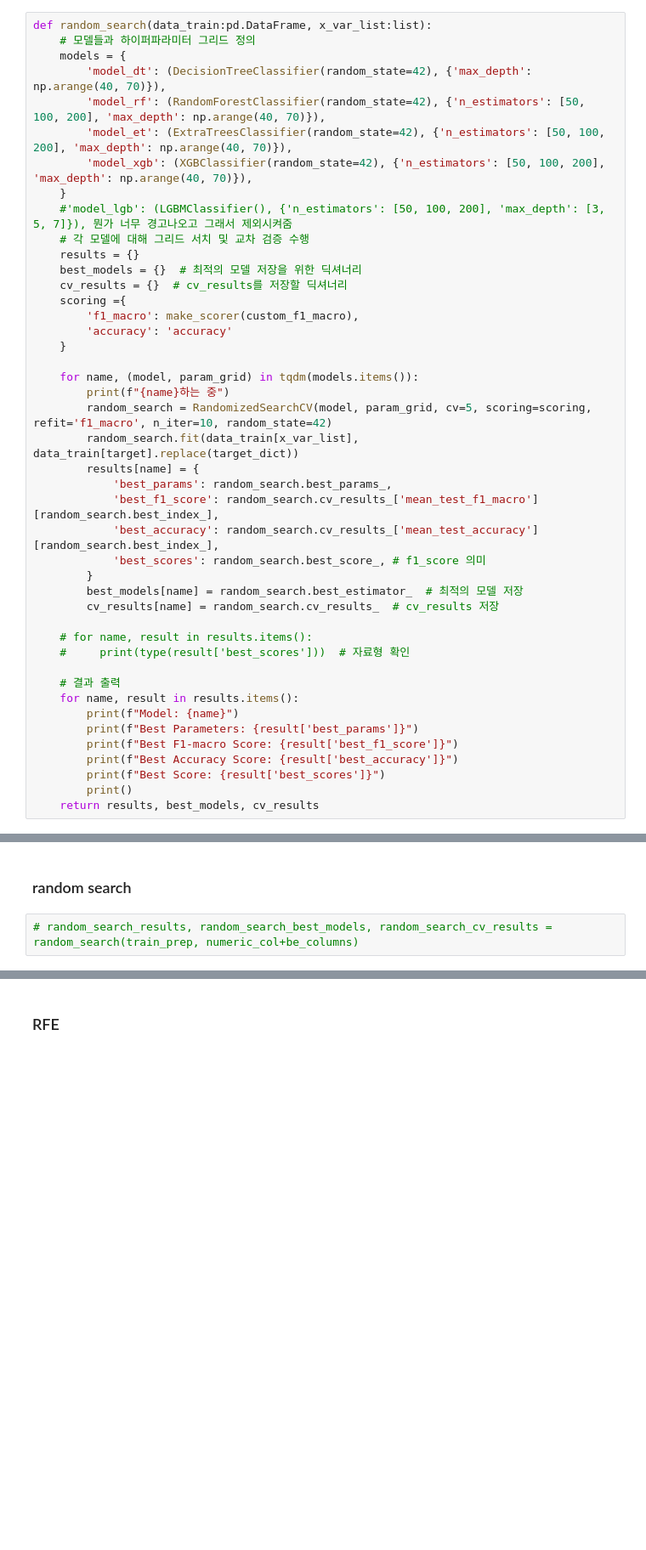
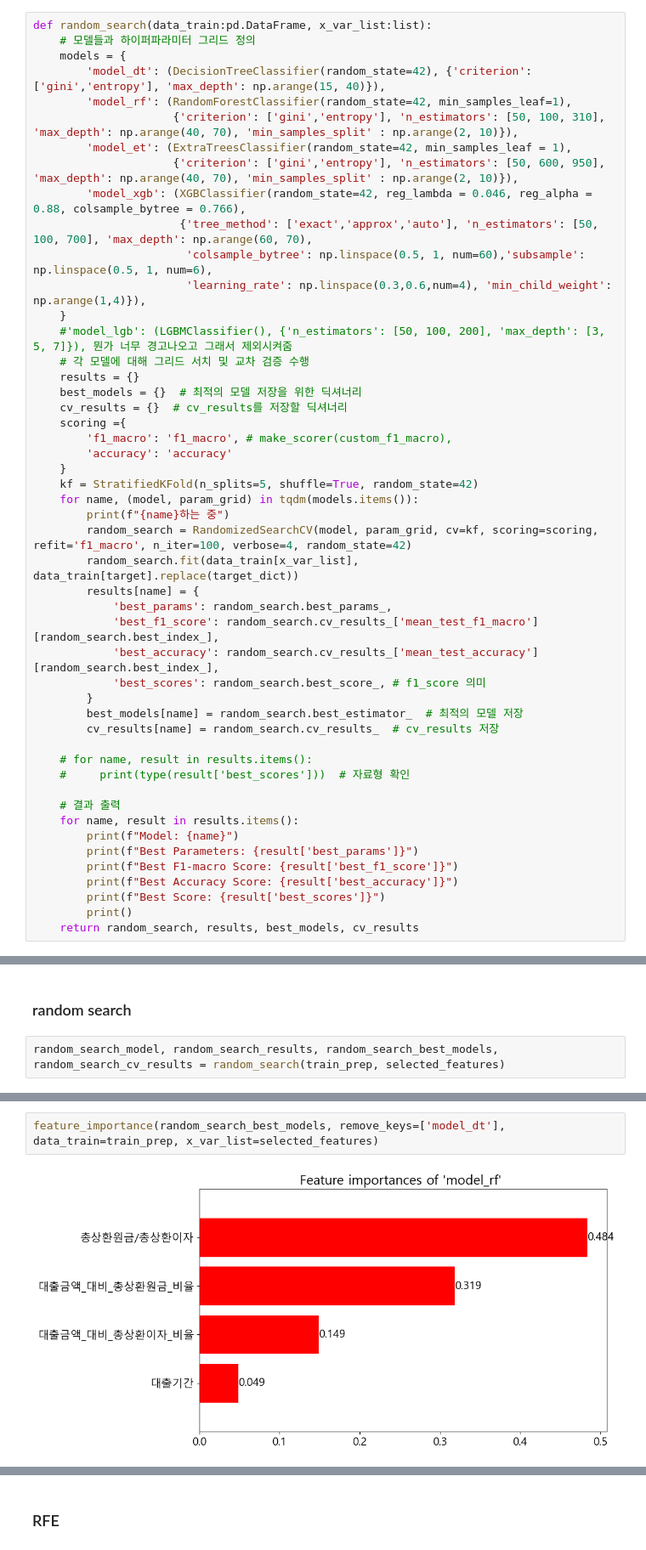
Before and after one commit to kyeob1107/What-s-your-EDA, a Jupyter notebook: 완전학습실행용 third project.ipynb, the cells around one changed output, grey strips where cells are left out. Shown at 85% size. Drawn from its saved outputs; the diff is of its cells as text; blank space fills up the shorter version.

```diff
--- a/완전학습실행용 third project.ipynb
+++ b/완전학습실행용 third project.ipynb
@@ -1080,10 +1043,15 @@ def grid_search(data_train:pd.DataFrame, x_var_list:list):
 def random_search(data_train:pd.DataFrame, x_var_list:list):
     # 모델들과 하이퍼파라미터 그리드 정의
     models = {
-        'model_dt': (DecisionTreeClassifier(random_state=42), {'max_depth': np.arange(40, 70)}),
-        'model_rf': (RandomForestClassifier(random_state=42), {'n_estimators': [50, 100, 200], 'max_depth': np.arange(40, 70)}),
-        'model_et': (ExtraTreesClassifier(random_state=42), {'n_estimators': [50, 100, 200], 'max_depth': np.arange(40, 70)}),
-        'model_xgb': (XGBClassifier(random_state=42), {'n_estimators': [50, 100, 200], 'max_depth': np.arange(40, 70)}),
+        'model_dt': (DecisionTreeClassifier(random_state=42), {'criterion': ['gini','entropy'], 'max_depth': np.arange(15, 40)}),
+        'model_rf': (RandomForestClassifier(random_state=42, min_samples_leaf=1),
+                     {'criterion': ['gini','entropy'], 'n_estimators': [50, 100, 310], 'max_depth': np.arange(40, 70), 'min_samples_split' : np.arange(2, 10)}),
+        'model_et': (ExtraTreesClassifier(random_state=42, min_samples_leaf = 1),
+                     {'criterion': ['gini','entropy'], 'n_estimators': [50, 600, 950], 'max_depth': np.arange(40, 70), 'min_samples_split' : np.arange(2, 10)}),
+        'model_xgb': (XGBClassifier(random_state=42, reg_lambda = 0.046, reg_alpha = 0.88, colsample_bytree = 0.766),
+                      {'tree_method': ['exact','approx','auto'], 'n_estimators': [50, 100, 700], 'max_depth': np.arange(60, 70),
+                       'colsample_bytree': np.linspace(0.5, 1, num=60),'subsample': np.linspace(0.5, 1, num=6),
+                       'learning_rate': np.linspace(0.3,0.6,num=4), 'min_child_weight': np.arange(1,4)}),
     }
     #'model_lgb': (LGBMClassifier(), {'n_estimators': [50, 100, 200], 'max_depth': [3, 5, 7]}), 뭔가 너무 경고나오고 그래서 제외시켜줌
     # 각 모델에 대해 그리드 서치 및 교차 검증 수행
@@ -1091,13 +1059,13 @@ def random_search(data_train:pd.DataFrame, x_var_list:list):
     best_models = {}  # 최적의 모델 저장을 위한 딕셔너리
     cv_results = {}  # cv_results를 저장할 딕셔너리
     scoring ={
-        'f1_macro': make_scorer(custom_f1_macro),
+        'f1_macro': 'f1_macro', # make_scorer(custom_f1_macro),
         'accuracy': 'accuracy'
     }
-
+    kf = StratifiedKFold(n_splits=5, shuffle=True, random_state=42)
     for name, (model, param_grid) in tqdm(models.items()):
         print(f"{name}하는 중")
-        random_search = RandomizedSearchCV(model, param_grid, cv=5, scoring=scoring, refit='f1_macro', n_iter=10, random_state=42)
+        random_search = RandomizedSearchCV(model, param_grid, cv=kf, scoring=scoring, refit='f1_macro', n_iter=100, verbose=4, random_state=42)
         random_search.fit(data_train[x_var_list], data_train[target].replace(target_dict))
         results[name] = {
             'best_params': random_search.best_params_,
@@ -1119,7 +1087,7 @@ def random_search(data_train:pd.DataFrame, x_var_list:list):
         print(f"Best Accuracy Score: {result['best_accuracy']}")
         print(f"Best Score: {result['best_scores']}")
         print()
-    return results, best_models, cv_results
+    return random_search, results, best_models, cv_results
 # %% [markdown]
 ### 특성 중요도
 # %%
@@ -1330,4 +1400,4 @@ feature_importance(grid_search_best_models, remove_keys=['model_dt'], data_train
 # %% [markdown]
 ### random search
 # %%
-# random_search_results, random_search_best_models, random_search_cv_results = random_search(train_prep, numeric_col+be_columns)
+random_search_model, random_search_results, random_search_best_models, random_search_cv_results = random_search(train_prep, selected_features)
@@ -1333,0 +1566,4 @@ feature_importance(grid_search_best_models, remove_keys=['model_dt'], data_train
+# %%
+feature_importance(random_search_best_models, remove_keys=['model_dt'], data_train=train_prep, x_var_list=selected_features)
+# %% [output]
+[figure, added]
```
Also changed, not shown: parts of 61 cells of this notebook, 45 other files.
